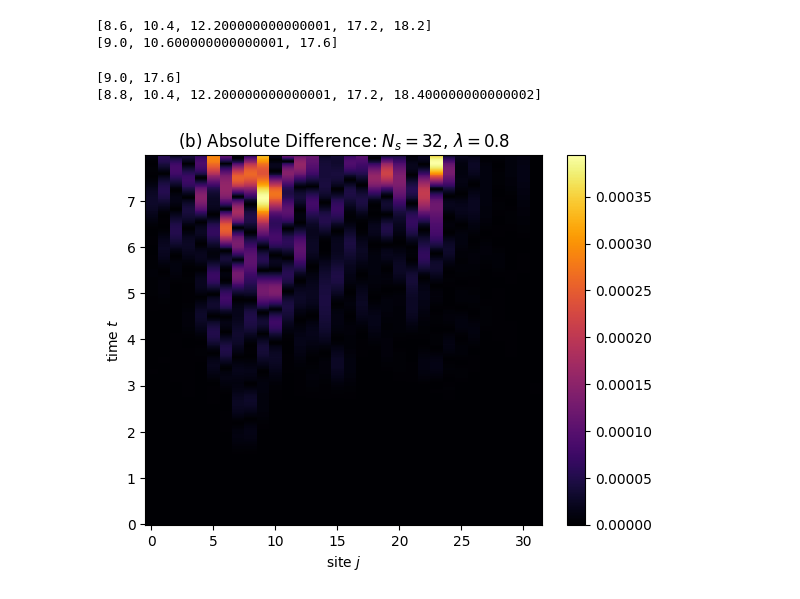
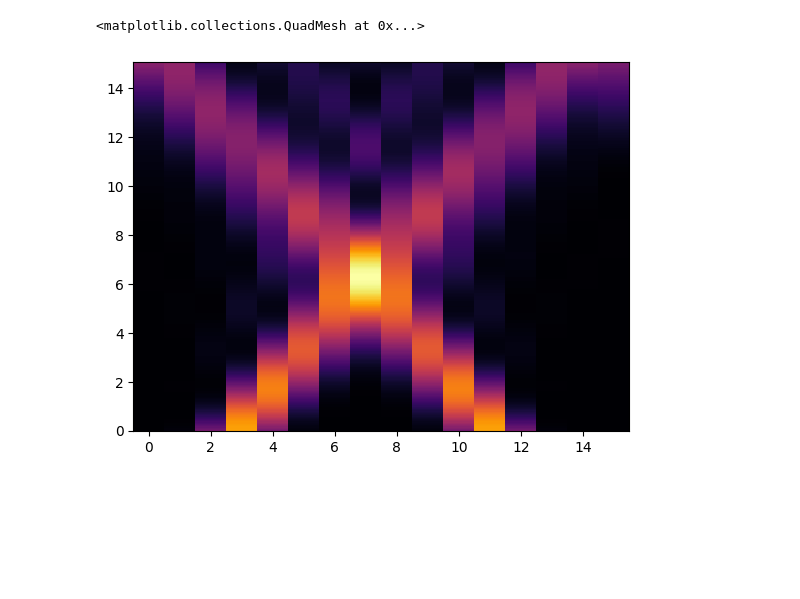
Before and after one commit to mhite926/qiskit-ising-scattering, a Jupyter notebook: tebd-analysis.ipynb, the cells around one changed output. Drawn from its saved outputs; the diff is of its cells as text; code cells hidden in the pictures; blank space fills up the shorter version.

```diff
--- a/tebd-analysis.ipynb
+++ b/tebd-analysis.ipynb
@@ -114,59 +43,16 @@ np.average(tds_approx)
-# %%
-exact_peaks = []
-exact_peaks_inter = []
-
-exact_free = exact_free_data[:, 2]
-exact_inter= exact_inter_data[:, 2]
-
-for i in range(N_t):
-    if i != 0 and i != N_t - 1:
-        if exact_free[i - 1] < exact_free[i] and exact_free[i + 1] < exact_free[i]:
-            exact_peaks.append(dt * i)
-        if exact_inter[i - 1] < exact_inter[i] and exact_inter[i + 1] < exact_inter[i]:
-            exact_peaks_inter.append(dt * i)
-print(exact_peaks)
-print(exact_peaks_inter)
-# %% [output]
-[8.6, 10.4, 12.200000000000001, 17.2, 18.2]
-[9.0, 10.600000000000001, 17.6]
-# %%
-approx_peaks = []
-approx_peaks_inter = []
-
-approx_free = approx_inter_data[:, 2]
-approx_inter= approx_free_data[:, 2]
-
-for i in range(N_t):
-    if i != 0 and i != N_t -1:
-        if approx_free[i - 1] < approx_free[i] and approx_free[i + 1] < approx_free[i]:
-            approx_peaks.append(dt * i)
-        if approx_inter[i - 1] < approx_inter[i] and approx_inter[i + 1] < approx_inter[i]:
-            approx_peaks_inter.append(dt * i)
-print(approx_peaks)
-print(approx_peaks_inter)
-# %% [output]
-[9.0, 17.6]
-[8.8, 10.4, 12.200000000000001, 17.2, 18.400000000000002]
-# %%
-abs_diff = np.zeros((N_t, N_s), dtype='float')
-for i in range(N_t):
-    for j in range(N_s):
-        abs_diff[i, j] = np.abs(trunc_free_data[i, j] - approx_free_data[i, j])
-
-plt.pcolormesh(Sites, Times, abs_diff, cmap='inferno')
-plt.xlabel(r'site $j$')
-plt.ylabel(r'time $t$')
-title = r'(b) Absolute Difference: $N_s = $' + str(N_s)
-title += r', $\lambda = $' + str(lam)
-# title += r', $d_{cut} = $' + str(dbond)
-plt.title(title)
-plt.colorbar()
-folder = 'approx-gwp/'
-file = 'trunc-approx-inter-AbsDiff-Ns' + str(N_s)
-file += '-lam' + str(lam)
-# file += '-dcut' + str(dbond)
-file += '-dt' + str(dt)
-plt.savefig(folder + file + '.png')
-# %% [output]
-[figure, removed]
+# %%
+plt.pcolormesh(Sites, Times, trunc_data, cmap='inferno')
+# plt.xlabel(r'site $j$')
+# plt.ylabel(r't')
+# title = r'(a) $\langle N_j (t) \rangle$:'
+# title += r' $N_s = $' + str(N_s)
+# title += r', $J = $' + str(J)
+# title += r', $h = $' + str(h)
+# title += r', $g = $' + str(g)
+# # title += r', $\Delta t=$' + str(dt)
+# plt.title(title)
+# plt.colorbar()
+# %% [output]
+<matplotlib.collections.QuadMesh at 0x...>
+[figure, added]
 # %%
```
Also changed, not shown: parts of 22 cells of this notebook.
